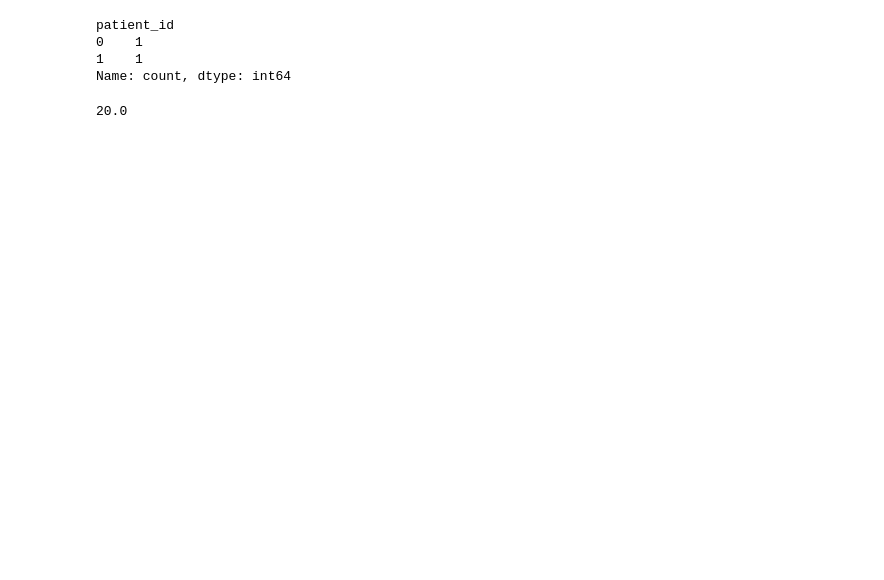
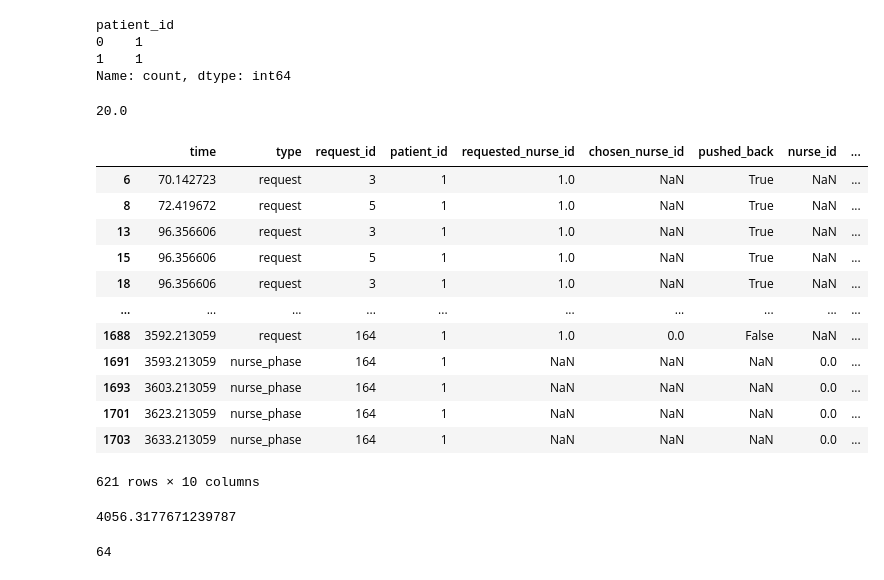
Before and after one commit to julirella/hospital_sim, a Jupyter notebook: process_data.ipynb, the cells around one changed output. Cells and saved outputs as stored; diff of their text form; code cells hidden in the pictures; blank space fills up the shorter version.

```diff
--- a/process_data.ipynb
+++ b/process_data.ipynb
@@ -110,0 +104,40 @@ print(nurse_distance_walked(1))
+# %%
+#jak dlouho pacient čekal
+def total_wait_time(patient_id):
+    patient_df = df[df["patient_id"] == patient_id]
+    display(patient_df)
+    reqs = patient_df["request_id"].unique()
+    total_time = 0
+    for request in reqs:
+        req_df = patient_df[patient_df["request_id"] == request]
+        # display(req_df)
+        start_time = req_df.iloc[0].time
+        end_time = req_df[req_df["nurse_phase"] == "arrived"].iloc[0]["time"] #surely this can be done more elegantly
+        # end_time = req_df.iloc[-3]["time"] would work here but not in the future
+        # print(end_time)
+        time_waiting = end_time - start_time
+        # print(start_time, end_time, time_waiting)
+        total_time += time_waiting
+    return total_time
+
+print(total_wait_time(1))
+# reqs
+# %% [output]
+|  | time | type | request_id | patient_id | requested_nurse_id | chosen_nurse_id | pushed_back | nurse_id | ... |
+| 6 | 70.142723 | request | 3 | 1 | 1.0 | NaN | True | NaN | ... |
+| 8 | 72.419672 | request | 5 | 1 | 1.0 | NaN | True | NaN | ... |
+| 13 | 96.356606 | request | 3 | 1 | 1.0 | NaN | True | NaN | ... |
+| 15 | 96.356606 | request | 5 | 1 | 1.0 | NaN | True | NaN | ... |
+| 18 | 96.356606 | request | 3 | 1 | 1.0 | NaN | True | NaN | ... |
+| ... | ... | ... | ... | ... | ... | ... | ... | ... | ... |
+| 1688 | 3592.213059 | request | 164 | 1 | 1.0 | 0.0 | False | NaN | ... |
+| 1691 | 3593.213059 | nurse_phase | 164 | 1 | NaN | NaN | NaN | 0.0 | ... |
+| 1693 | 3603.213059 | nurse_phase | 164 | 1 | NaN | NaN | NaN | 0.0 | ... |
+| 1701 | 3623.213059 | nurse_phase | 164 | 1 | NaN | NaN | NaN | 0.0 | ... |
+| 1703 | 3633.213059 | nurse_phase | 164 | 1 | NaN | NaN | NaN | 0.0 | ... |
+621 rows × 10 columns
+4056.3177671239787
+# %%
+len(df[df["patient_id"] == 1]["request_id"].unique())
+# %% [output]
+64
```
Also changed, not shown: parts of 4 cells of this notebook, 1 other file.
